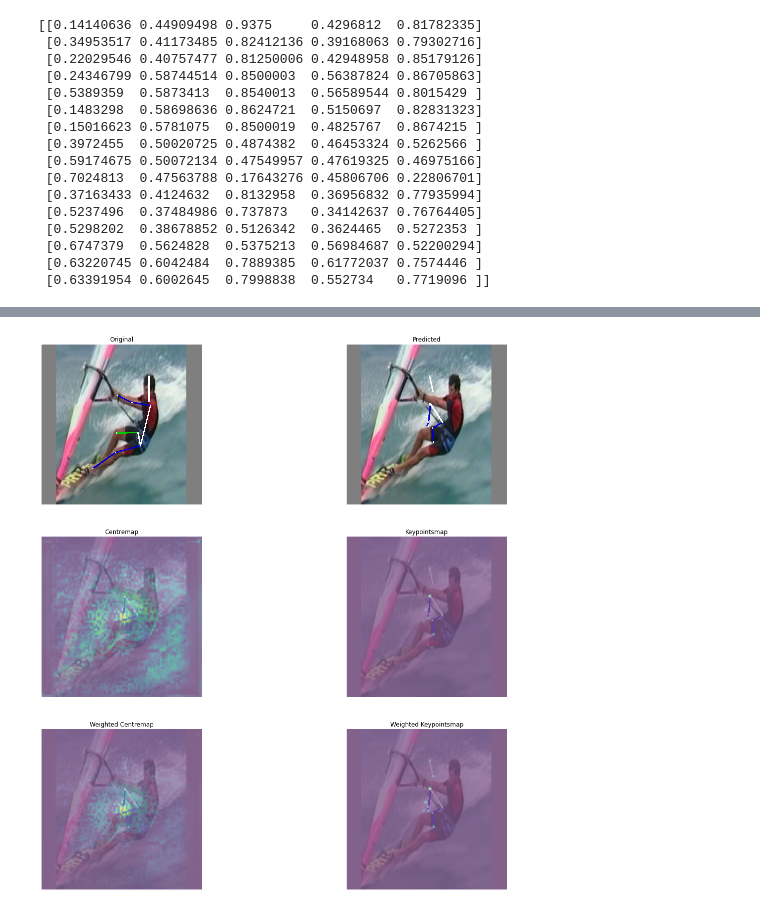
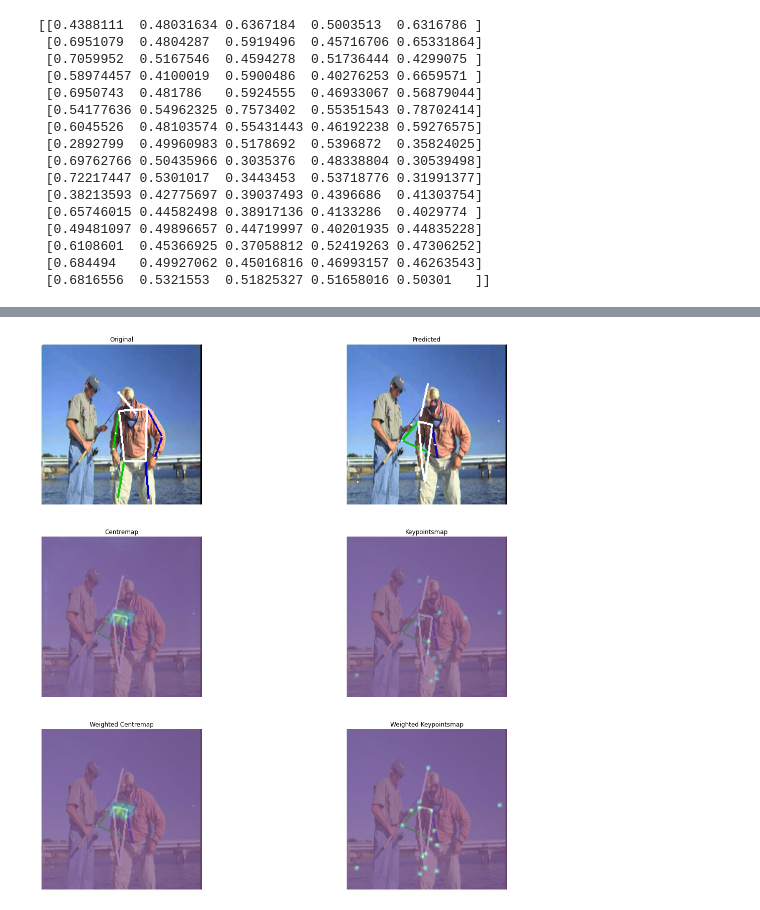
Before and after one commit to LorBordin/bodynet, a Jupyter notebook: dev_utils/architecture.ipynb, the cells around one changed output, grey strips where cells are left out. Saved outputs shown, nothing was run; the diff lists cells and outputs as text; code cells hidden in the pictures.

```diff
--- a/dev_utils/architecture.ipynb
+++ b/dev_utils/architecture.ipynb
@@ -19,7 +19,7 @@ from bodypose.training.architecture.custom_layers import get_max_mask
 
 import config as cfg
 # %%
-INPUT_SHAPE = (320, 320, 3)
+INPUT_SHAPE = (224, 224, 3)
 STRIDES = (32, 16, 8, 4)
 NUM_KPTS = len(cfg.MPII_KEYPOINT_DICT)
 
@@ -61,3 +60,3 @@ WARNING:tensorflow:`input_shape` is undefined or non-square, or `rows` is not in
 # %%
-model.load_weights("../saved_models/movenet_320.models/")
+model.load_weights("../saved_models/movenet_224.models/")
 # %% [output]
@@ -71,22 +70,22 @@ for img, (y1, y2) in ds.take(1):
 
 print(kpts)
 # %% [output]
-[[0.14140636 0.44909498 0.9375     0.4296812  0.81782335]
- [0.34953517 0.41173485 0.82412136 0.39168063 0.79302716]
- [0.22029546 0.40757477 0.81250006 0.42948958 0.85179126]
- [0.24346799 0.58744514 0.8500003  0.56387824 0.86705863]
- [0.5389359  0.5873413  0.8540013  0.56589544 0.8015429 ]
- [0.1483298  0.58698636 0.8624721  0.5150697  0.82831323]
- [0.15016623 0.5781075  0.8500019  0.4825767  0.8674215 ]
- [0.3972455  0.50020725 0.4874382  0.46453324 0.5262566 ]
- [0.59174675 0.50072134 0.47549957 0.47619325 0.46975166]
- [0.7024813  0.47563788 0.17643276 0.45806706 0.22806701]
- [0.37163433 0.4124632  0.8132958  0.36956832 0.77935994]
- [0.5237496  0.37484986 0.737873   0.34142637 0.76764405]
- [0.5298202  0.38678852 0.5126342  0.3624465  0.5272353 ]
- [0.6747379  0.5624828  0.5375213  0.56984687 0.52200294]
- [0.63220745 0.6042484  0.7889385  0.61772037 0.7574446 ]
- [0.63391954 0.6002645  0.7998838  0.552734   0.7719096 ]]
+[[0.4388111  0.48031634 0.6367184  0.5003513  0.6316786 ]
+ [0.6951079  0.4804287  0.5919496  0.45716706 0.65331864]
+ [0.7059952  0.5167546  0.4594278  0.51736444 0.4299075 ]
+ [0.58974457 0.4100019  0.5900486  0.40276253 0.6659571 ]
+ [0.6950743  0.481786   0.5924555  0.46933067 0.56879044]
+ [0.54177636 0.54962325 0.7573402  0.55351543 0.78702414]
+ [0.6045526  0.48103574 0.55431443 0.46192238 0.59276575]
+ [0.2892799  0.49960983 0.5178692  0.5396872  0.35824025]
+ [0.69762766 0.50435966 0.3035376  0.48338804 0.30539498]
+ [0.72217447 0.5301017  0.3443453  0.53718776 0.31991377]
+ [0.38213593 0.42775697 0.39037493 0.4396686  0.41303754]
+ [0.65746015 0.44582498 0.38917136 0.4133286  0.4029774 ]
+ [0.49481097 0.49896657 0.44719997 0.40201935 0.44835228]
+ [0.6108601  0.45366925 0.37058812 0.52419263 0.47306252]
+ [0.684494   0.49927062 0.45016816 0.46993157 0.46263543]
+ [0.6816556  0.5321553  0.51825327 0.51658016 0.50301   ]]
 # %%
 def draw_sample(i):
     pred_img = ((img[i].numpy() + 1) * 127.5).astype('uint8').copy()
@@ -151,5 +150,5 @@ def draw_sample(i):
     axs[2,1].axis('off')
     axs[2,1].set_title("Weighted Keypointsmap")
 # %%
-draw_sample(4)
+draw_sample(1)
 # %% [output]
@@ -157 +156 @@ draw_sample(4)
-[figure, old version]
+[figure, new version]
```
Also changed, not shown: parts of 8 cells of this notebook, 2 other files.
